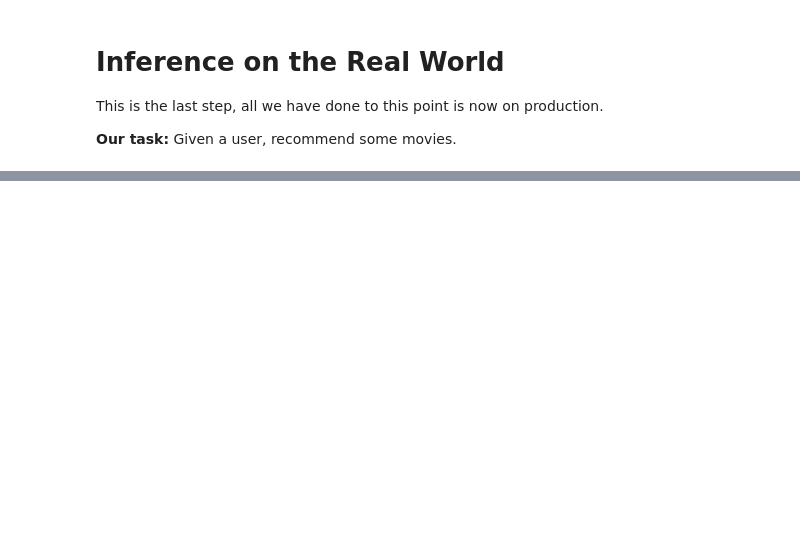
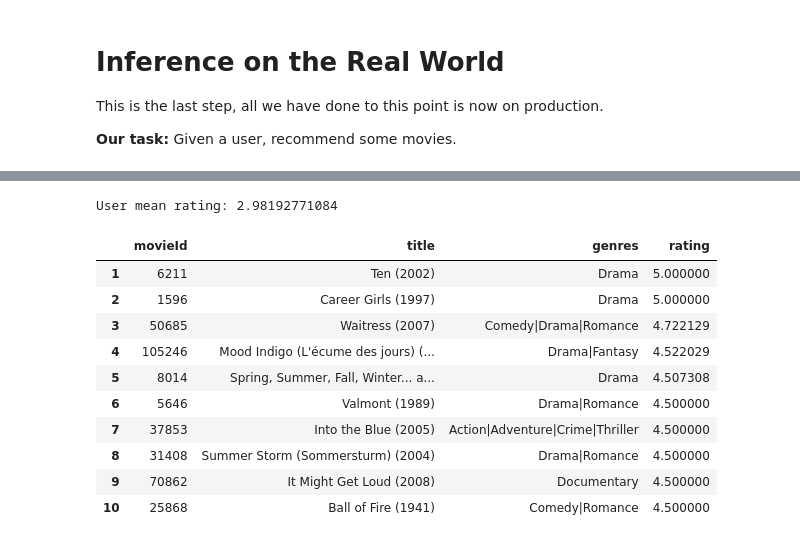
Before and after one commit to offchan42/item-based-recommender-system, a Jupyter notebook: item-based-recommender-system.ipynb, the cells around one changed output, grey strips where cells are left out. Cells and saved outputs as stored; diff of their text form; code cells hidden in the pictures; blank space fills up the shorter version.

```diff
--- a/item-based-recommender-system.ipynb
+++ b/item-based-recommender-system.ipynb
@@ -488,0 +528,5 @@ Repeat this cycle until enough satisfaction is achieved.
+# %%
+best_error_idx = np.argmin(errors)
+best_error = errors[best_error_idx]
+best_sim_threshold = candidate_sim_thresholds[best_error_idx]
+errors
@@ -652,0 +558,7 @@ recommend(ratings2), recommend(mean_adjusted_ratings2)
+# %%
+# choose a user_id from the data
+user_id = 500
+# %%
+%%time
+user_row = user2row[user_id]
+scores_argsort, scores_sort = recommend(train_ratings, user_row, best_sim_threshold)
@@ -652,0 +567,15 @@ recommend(ratings2), recommend(mean_adjusted_ratings2)
+# %%
+recommend_msg(user_row, scores_argsort, scores_sort, how_many=10)
+# %% [output]
+User mean rating: 2.98192771084
+|  | movieId | title | genres | rating |
+| 1 | 6211 | Ten (2002) | Drama | 5.000000 |
+| 2 | 1596 | Career Girls (1997) | Drama | 5.000000 |
+| 3 | 50685 | Waitress (2007) | Comedy|Drama|Romance | 4.722129 |
+| 4 | 105246 | Mood Indigo (L'écume des jours) (... | Drama|Fantasy | 4.522029 |
+| 5 | 8014 | Spring, Summer, Fall, Winter... a... | Drama | 4.507308 |
+| 6 | 5646 | Valmont (1989) | Drama|Romance | 4.500000 |
+| 7 | 37853 | Into the Blue (2005) | Action|Adventure|Crime|Thriller | 4.500000 |
+| 8 | 31408 | Summer Storm (Sommersturm) (2004) | Drama|Romance | 4.500000 |
+| 9 | 70862 | It Might Get Loud (2008) | Documentary | 4.500000 |
+| 10 | 25868 | Ball of Fire (1941) | Comedy|Romance | 4.500000 |
```
Also changed, not shown: parts of 22 cells of this notebook.
